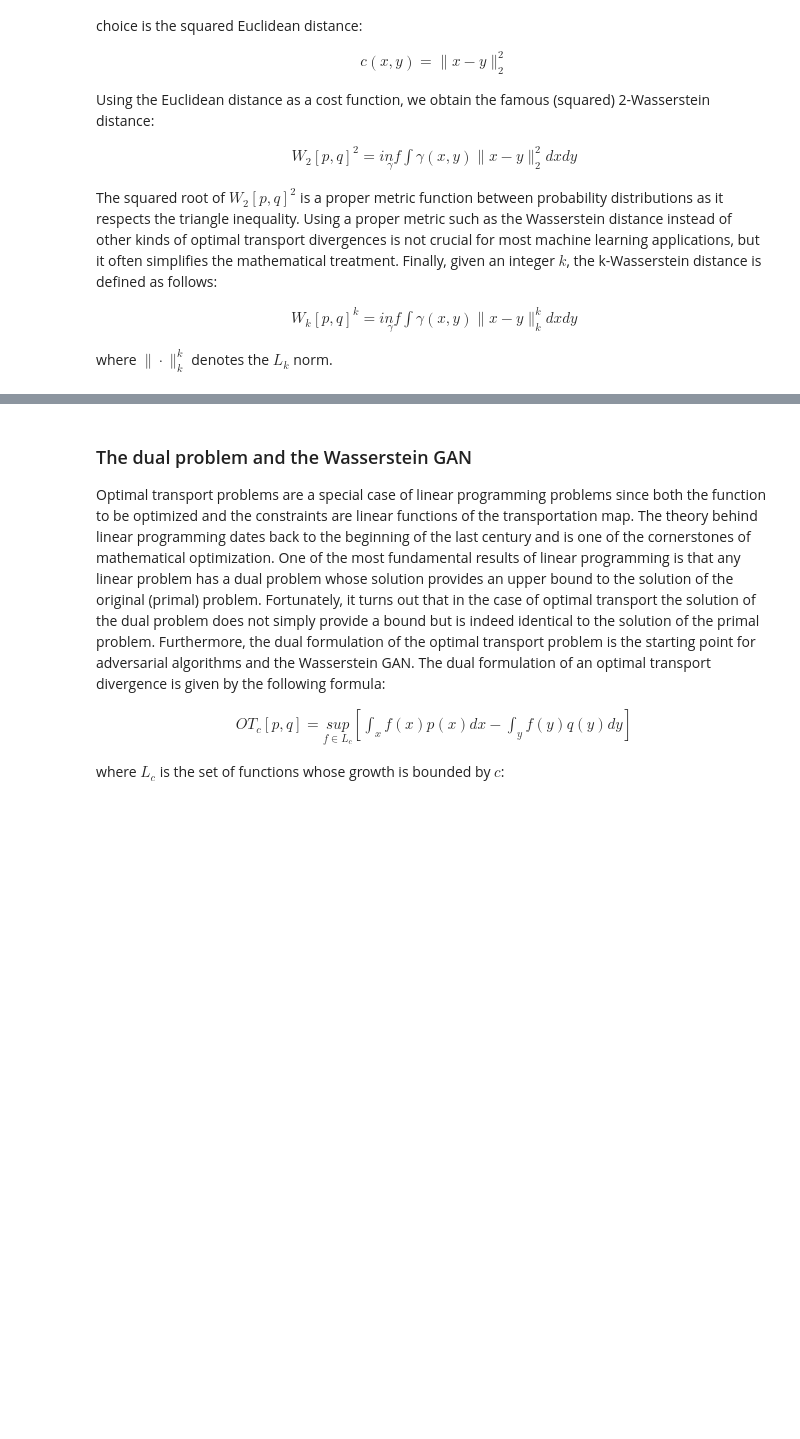
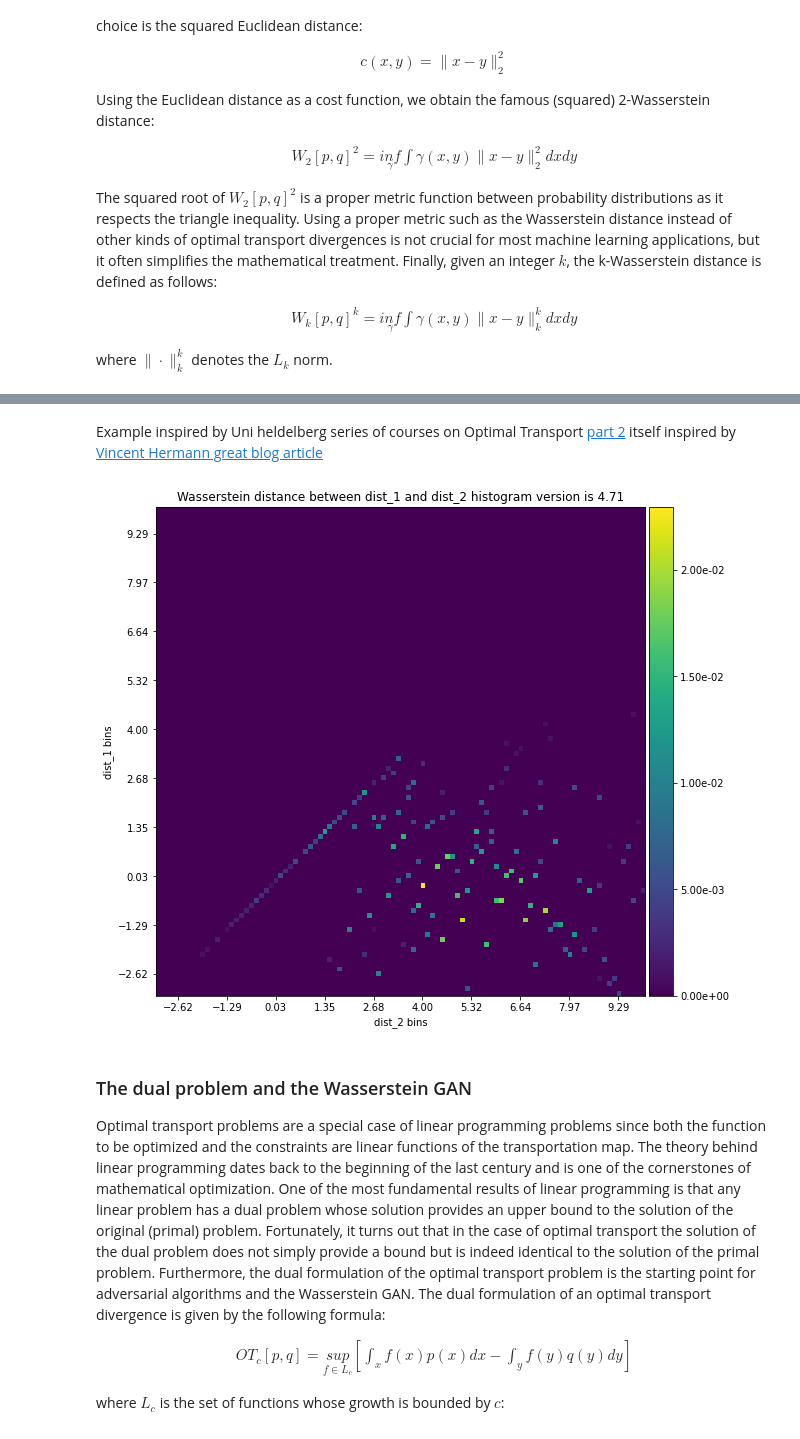
Before and after one commit to gnthibault/Optimisation-Python, a Jupyter notebook: OptimalTransportWasserteinDistance.ipynb, the cells around one changed output, grey strips where cells are left out. Drawn from its saved outputs; the diff is of its cells as text; code cells hidden in the pictures; blank space fills up the shorter version.

Commit message:
Implemented ultra basic example of optimal transport in discrete case with mip linear solver

```diff
--- a/OptimalTransportWasserteinDistance.ipynb
+++ b/OptimalTransportWasserteinDistance.ipynb
@@ -263,3 +275,57 @@ plt.show()
+# %% [markdown]
+Example inspired by Uni heldelberg series of courses on Optimal Transport [part 2](https://www.youtube.com/watch?v=VY0syny-o1M&ab_channel=UniHeidelberg) itself inspired by [Vincent Hermann great blog article](https://vincentherrmann.github.io/blog/wasserstein/)
+# %%
+# A practical application in the discrete case with linear programming library MIP:
+from mip import Model, xsum, minimize
+
+def solve_optimal_transport_lp(source_bins, destination_bins, src_dst_cost, debug=True):
+    src_len = len(source_bins)
+    dst_len = len(destination_bins)
+    assert src_dst_cost.shape==(src_len,dst_len), "src_dst_cost should be of shape (src_len, dst_len)"
+    #transport_map_ids = np.array([src_len*i+np.arange(dst_len) for i in range(src_len)])
+    #I = transport_map_ids.reshape(-1).tolist()
+    I = [src_len*i+j for i in range(src_len) for j in range(dst_len)]
+    m = Model("OT_LP")
+    x = [m.add_var() for i in I]
+    m.objective = minimize(xsum(x[src_len*i+j]*src_dst_cost[i,j] for i in range(src_len) for j in range(dst_len)))
+
+    # Make sure marginalisation of OT along dst axis gives src distribution
+    for i in range(src_len):
+        m += xsum(x[src_len*i+j] for j in range(dst_len)) == source_bins[i]
+
+    # Make sure marginalisation of OT along src axis gives dst distribution
+    for j in range(dst_len):
+        m += xsum(x[src_len*i+j] for i in range(src_len)) == destination_bins[j]
+
+    m.verbose = 1 if debug else 0
+    m.optimize()
+
+    return np.array([el.x for el in x]).reshape(src_dst_cost.shape), m.objective.x
+
+# Compute wasserstein distances on the histogram version of the data
+transport_map, w_d_hist = solve_optimal_transport_lp(hist_1,
+                                                     hist_2,
+                                                     src_dst_cost=dist_mat[::-1,:],
+                                                     debug=True)
+
+# Plot solution
+fig, ax = plt.subplots(figsize=(16,9))
+ax.set_title(f"Wasserstein distance between dist_1 and dist_2 histogram version is {w_d_hist:.2f}")
+heatmap = ax.imshow(transport_map[::-1,:], extent=extent)
+divider = make_axes_locatable(ax)
+cax = divider.append_axes("right", size="5%", pad=0.05)
+plt.colorbar(heatmap, format=FormatStrFormatter('%.2e'), cax=cax)
+#ax[1].axis('off')
+ax.set_xlabel("dist_2 bins")
+ax.set_ylabel("dist_1 bins")
+ax.set_xticks(center_bins)
+ax.set_yticks(center_bins)
+ax.locator_params(nbins=10, axis='both')
+
+plt.show()
+# WELL in that example, it is not clear why we do not find exactly the same values....
+# %% [output]
+[figure, added]
 # %%
 # A practical application with hungarian algorithm
 # Example inspired from scipy documentaiton: https://docs.scipy.org/doc/scipy/reference/generated/scipy.optimize.linear_sum_assignment.html
```
Also changed, not shown: parts of 4 cells of this notebook.
